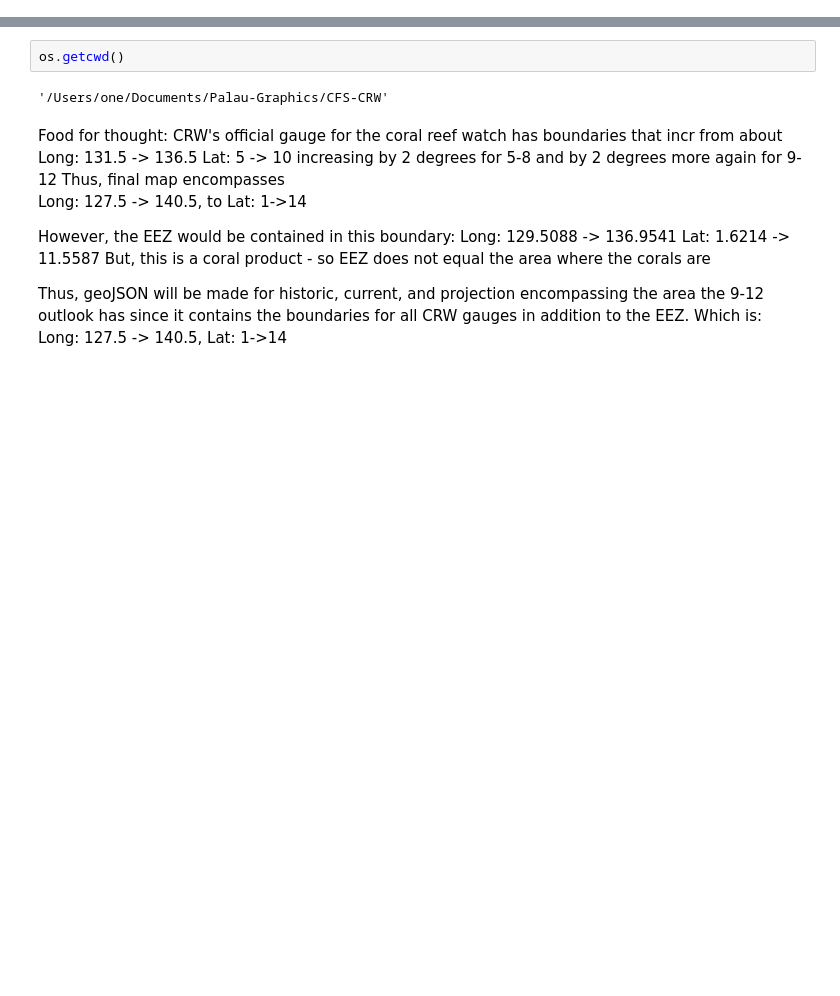
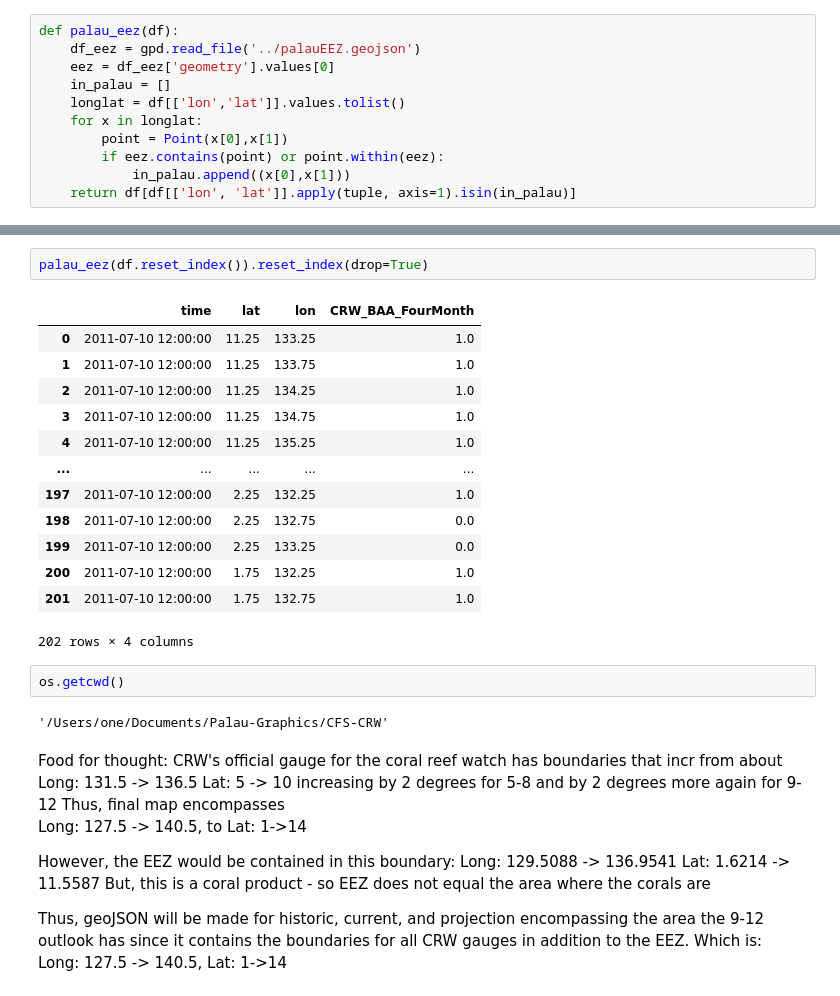
Before and after one commit to onejaelee/Palau-Graphics, a Jupyter notebook: CFS-CRW/crwOutlook.ipynb, the cells around one changed output, grey strips where cells are left out. Cells and saved outputs as stored; diff of their text form; blank space fills up the shorter version.

Commit message:
Added crwOutlook.ipynb
Downloads and processes coral reef watch outlook (up to four months)

```diff
--- a/CFS-CRW/crwOutlook.ipynb
+++ b/CFS-CRW/crwOutlook.ipynb
@@ -6,0 +9,11 @@ import re
+# %%
+def palau_eez(df):
+    df_eez = gpd.read_file('../palauEEZ.geojson')
+    eez = df_eez['geometry'].values[0]
+    in_palau = []
+    longlat = df[['lon','lat']].values.tolist()
+    for x in longlat:
+        point = Point(x[0],x[1])
+        if eez.contains(point) or point.within(eez):
+            in_palau.append((x[0],x[1]))
+    return df[df[['lon', 'lat']].apply(tuple, axis=1).isin(in_palau)]
@@ -7,3 +46,19 @@ import re
+# %%
+palau_eez(df.reset_index()).reset_index(drop=True)
+# %% [output]
+|  | time | lat | lon | CRW_BAA_FourMonth |
+| 0 | 2011-07-10 12:00:00 | 11.25 | 133.25 | 1.0 |
+| 1 | 2011-07-10 12:00:00 | 11.25 | 133.75 | 1.0 |
+| 2 | 2011-07-10 12:00:00 | 11.25 | 134.25 | 1.0 |
+| 3 | 2011-07-10 12:00:00 | 11.25 | 134.75 | 1.0 |
+| 4 | 2011-07-10 12:00:00 | 11.25 | 135.25 | 1.0 |
+| ... | ... | ... | ... | ... |
+| 197 | 2011-07-10 12:00:00 | 2.25 | 132.25 | 1.0 |
+| 198 | 2011-07-10 12:00:00 | 2.25 | 132.75 | 0.0 |
+| 199 | 2011-07-10 12:00:00 | 2.25 | 133.25 | 0.0 |
+| 200 | 2011-07-10 12:00:00 | 1.75 | 132.25 | 1.0 |
+| 201 | 2011-07-10 12:00:00 | 1.75 | 132.75 | 1.0 |
+202 rows × 4 columns
 # %%
 os.getcwd()
 # %% [output]
```
Also changed, not shown: parts of 27 cells of this notebook, 1 other file.
